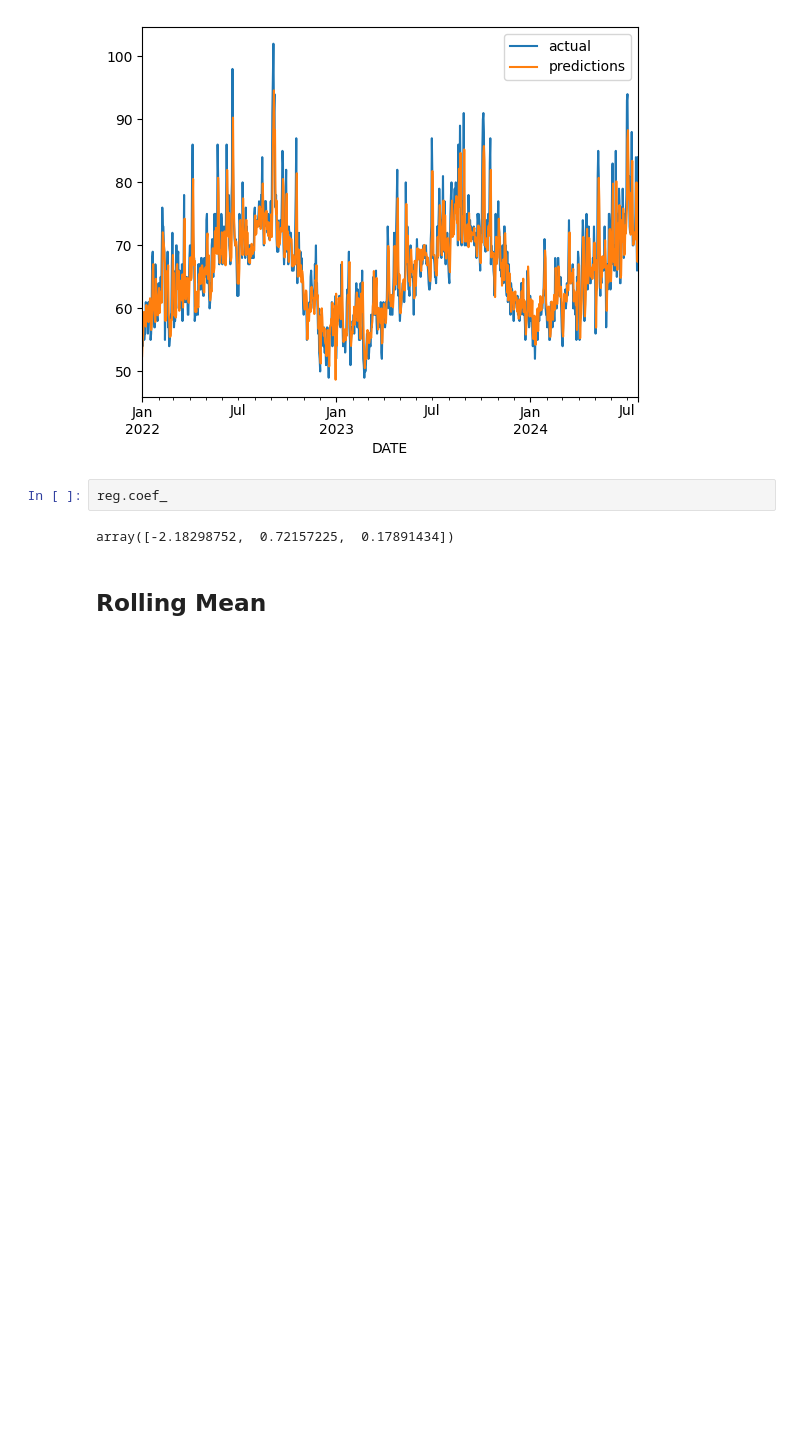
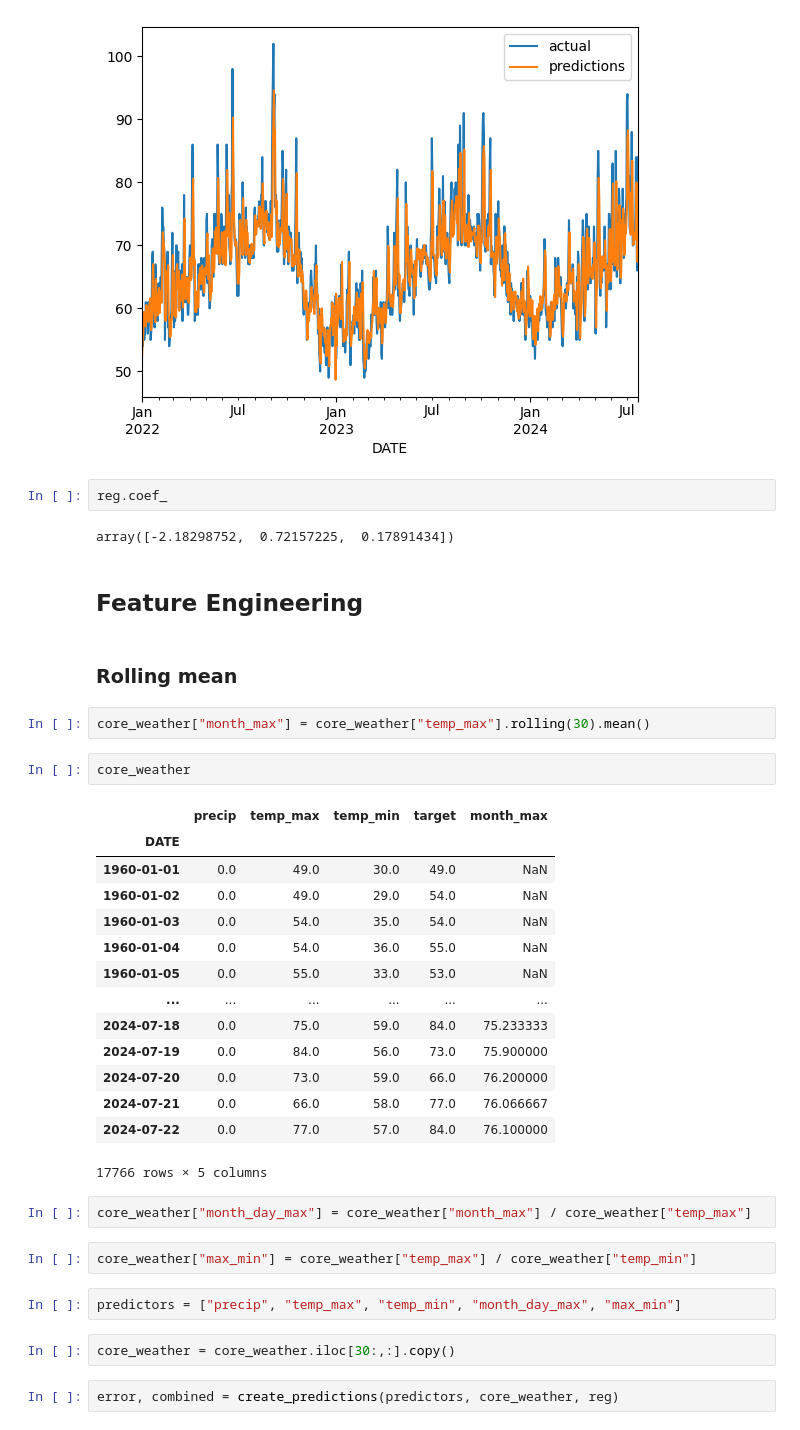
Before and after one commit to minamaher58/Weather-Prediction, a Jupyter notebook: weather_prediction.ipynb, the cells around one changed output. Drawn from its saved outputs; the diff is of its cells as text; blank space fills up the shorter version.

Commit message:
feature engineering

```diff
--- a/weather_prediction.ipynb
+++ b/weather_prediction.ipynb
@@ -383,4 +383,35 @@ reg.coef_
 # %% [output]
 array([-2.18298752,  0.72157225,  0.17891434])
 # %% [markdown]
-## Rolling Mean
+## Feature Engineering
+# %% [markdown]
+### Rolling mean
+# %%
+core_weather["month_max"] = core_weather["temp_max"].rolling(30).mean()
+# %%
+core_weather
+# %% [output]
+|  | precip | temp_max | temp_min | target | month_max |
+| DATE |  |  |  |  |  |
+| 1960-01-01 | 0.0 | 49.0 | 30.0 | 49.0 | NaN |
+| 1960-01-02 | 0.0 | 49.0 | 29.0 | 54.0 | NaN |
+| 1960-01-03 | 0.0 | 54.0 | 35.0 | 54.0 | NaN |
+| 1960-01-04 | 0.0 | 54.0 | 36.0 | 55.0 | NaN |
+| 1960-01-05 | 0.0 | 55.0 | 33.0 | 53.0 | NaN |
+| ... | ... | ... | ... | ... | ... |
+| 2024-07-18 | 0.0 | 75.0 | 59.0 | 84.0 | 75.233333 |
+| 2024-07-19 | 0.0 | 84.0 | 56.0 | 73.0 | 75.900000 |
+| 2024-07-20 | 0.0 | 73.0 | 59.0 | 66.0 | 76.200000 |
+| 2024-07-21 | 0.0 | 66.0 | 58.0 | 77.0 | 76.066667 |
+| 2024-07-22 | 0.0 | 77.0 | 57.0 | 84.0 | 76.100000 |
+17766 rows × 5 columns
+# %%
+core_weather["month_day_max"] = core_weather["month_max"] / core_weather["temp_max"]
+# %%
+core_weather["max_min"] = core_weather["temp_max"] / core_weather["temp_min"]
+# %%
+predictors = ["precip", "temp_max", "temp_min", "month_day_max", "max_min"]
+# %%
+core_weather = core_weather.iloc[30:,:].copy()
+# %%
+error, combined = create_predictions(predictors, core_weather, reg)
```
Also changed, not shown: parts of 11 cells of this notebook.
